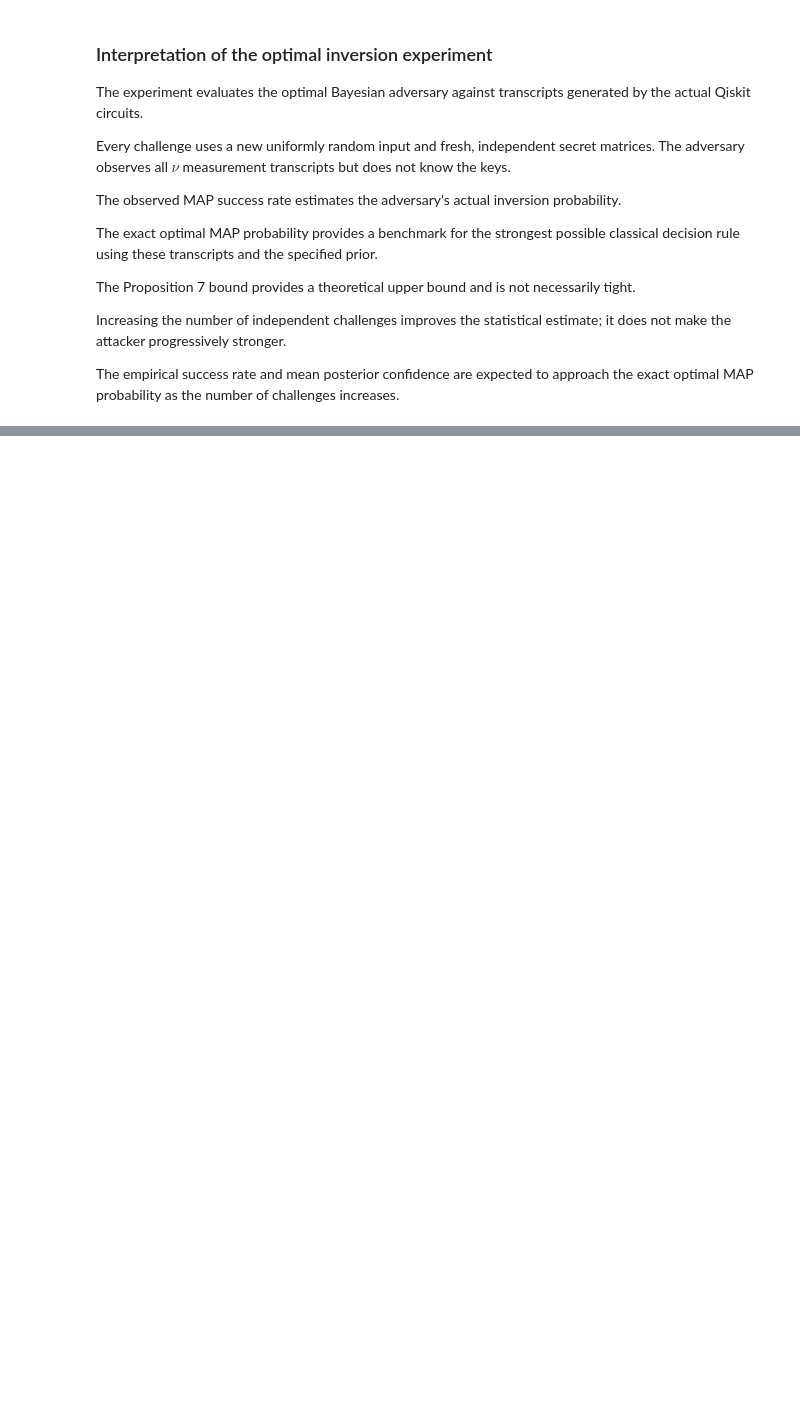
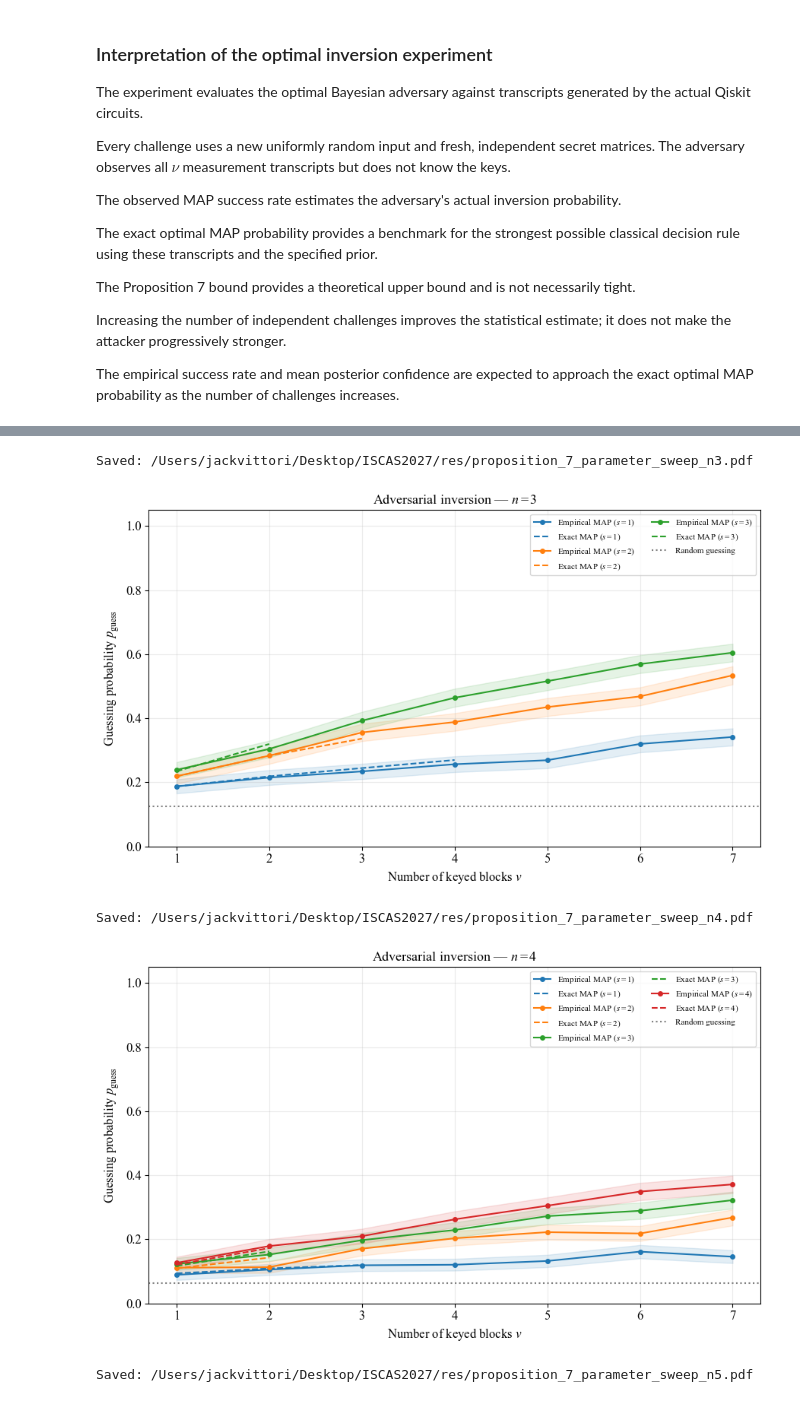
Before and after one commit to NesyaLab/ISCAS2027, a Jupyter notebook: notebooks/Circuit_level_inversion_security_LCU.ipynb, the cells around one changed output, grey strips where cells are left out. Drawn from its saved outputs; the diff is of its cells as text; code cells hidden in the pictures; blank space fills up the shorter version.

Commit message:
Add sweep on attack

```diff
--- a/notebooks/Circuit_level_inversion_security_LCU.ipynb
+++ b/notebooks/Circuit_level_inversion_security_LCU.ipynb
@@ -2510,0 +2658,68 @@ as the number of challenges increases.
+# %%
+# ============================================================
+# PROPOSITION 7 — EXTENDED PARAMETER SWEEP FIGURES
+# ============================================================
+
+for n in sorted(sweep_df["n"].unique()):
+
+    data_n = sweep_df[sweep_df["n"] == n]
+    fig, ax = plt.subplots(figsize=(9, 5.5))
+
+    for s in sorted(data_n["s"].unique()):
+
+        data = data_n[data_n["s"] == s].sort_values("nu")
+
+        x = data["nu"].to_numpy(dtype=int)
+        y = data["Empirical MAP"].to_numpy(dtype=float)
+
+        # Approximate 95% binomial confidence interval.
+        error = 1.96 * np.sqrt(y * (1 - y) / SWEEP_TRIALS)
+
+        line, = ax.plot(
+            x, y, marker="o", markersize=4,
+            label=rf"Empirical MAP ($s={s}$)",
+        )
+
+        ax.fill_between(
+            x,
+            np.maximum(0, y - error),
+            np.minimum(1, y + error),
+            color=line.get_color(),
+            alpha=0.12,
+        )
+
+        exact_data = data.dropna(subset=["Exact MAP"])
+
+        if not exact_data.empty:
+            ax.plot(
+                exact_data["nu"],
+                exact_data["Exact MAP"],
+                linestyle="--",
+                color=line.get_color(),
+                label=rf"Exact MAP ($s={s}$)",
+            )
+
+    ax.axhline(
+        2.0**(-int(n)),
+        color="gray",
+        linestyle=":",
+        label="Random guessing",
+    )
+
+    ax.set_xticks(sorted(data_n["nu"].unique()))
+    ax.set_xlabel(r"Number of keyed blocks $\nu$")
+    ax.set_ylabel(r"Guessing probability $p_{\mathrm{guess}}$")
+    ax.set_title(rf"Adversarial inversion — $n={n}$")
+    ax.set_ylim(0, 1.05)
+    ax.grid(alpha=0.25)
+    ax.legend(fontsize=8, ncol=2)
+
+    plt.tight_layout()
+    save_pdf(fig, f"proposition_7_parameter_sweep_n{n}")
+    plt.show()
+# %% [output]
+Saved: /Users/jackvittori/Desktop/ISCAS2027/res/proposition_7_parameter_sweep_n3.pdf
+[figure, added]
+Saved: /Users/jackvittori/Desktop/ISCAS2027/res/proposition_7_parameter_sweep_n4.pdf
+[figure, added]
+Saved: /Users/jackvittori/Desktop/ISCAS2027/res/proposition_7_parameter_sweep_n5.pdf
```
Also changed, not shown: parts of 9 cells of this notebook.
